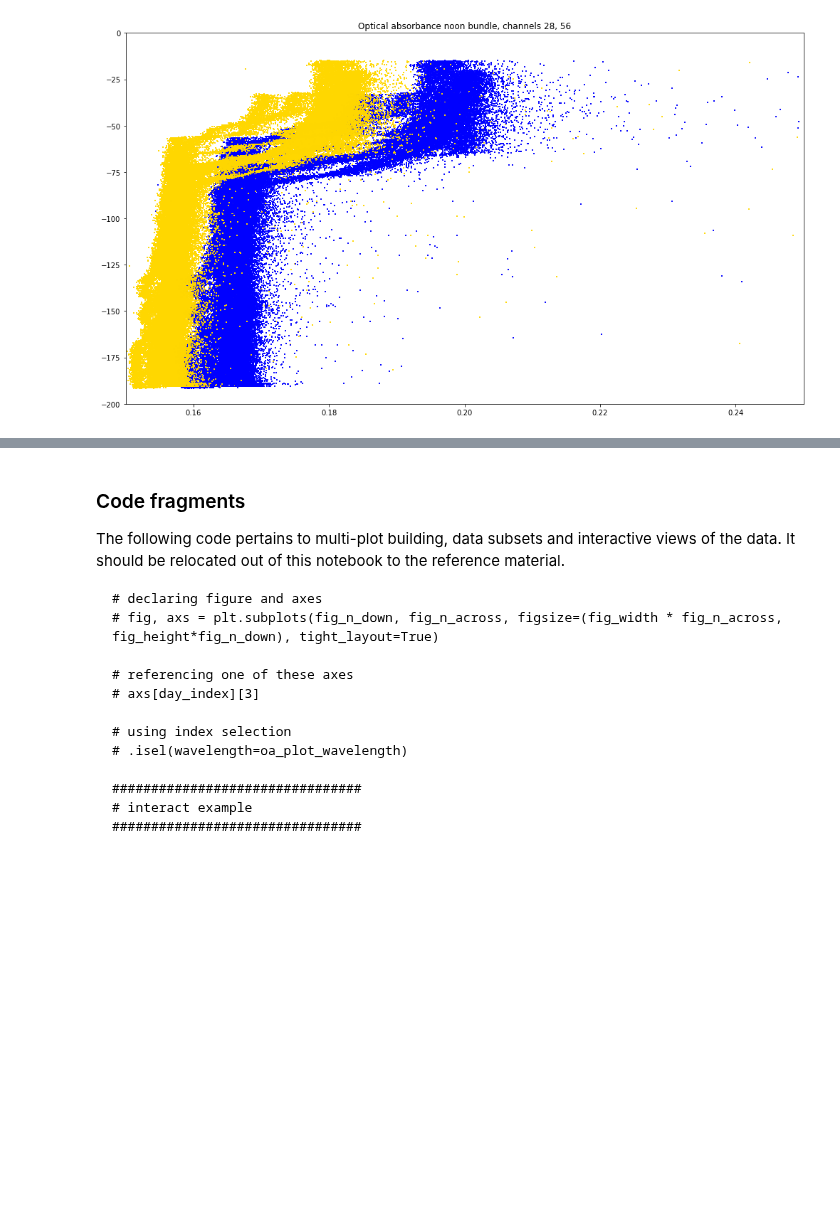
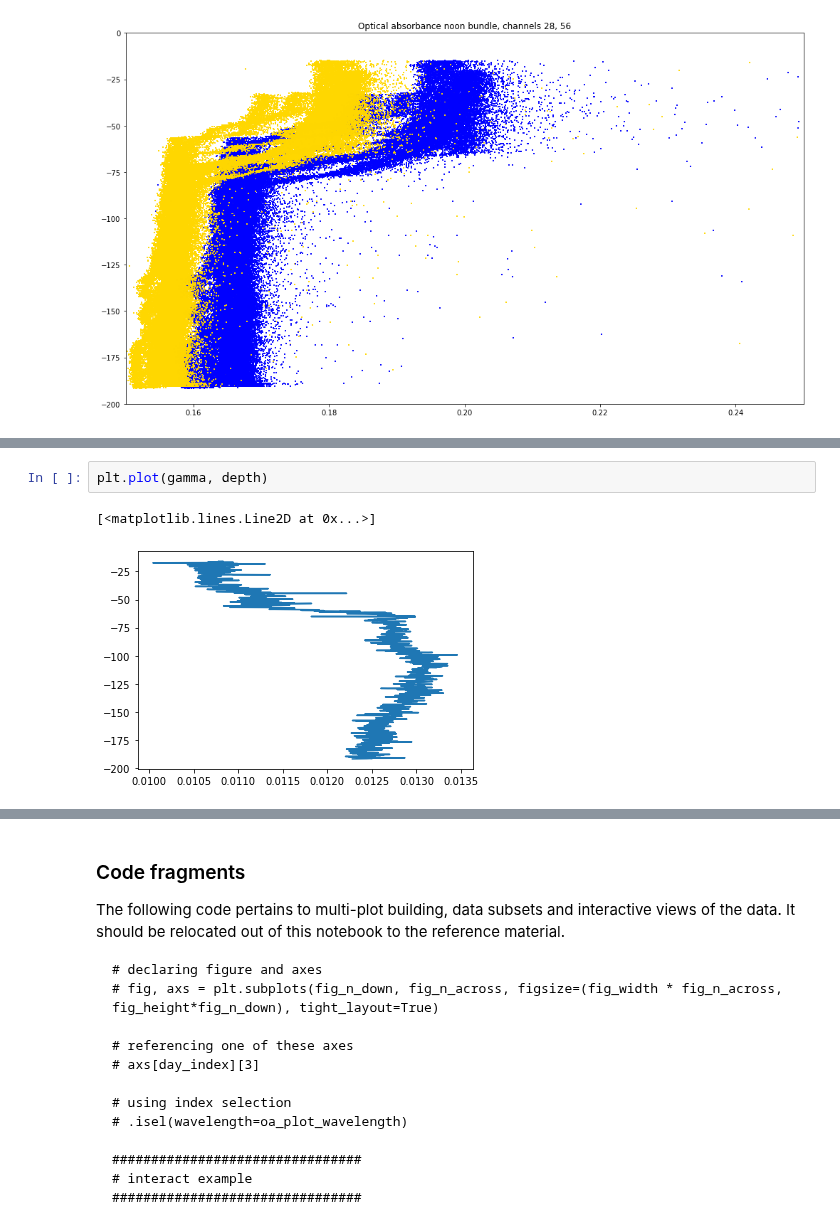
Before and after one commit to robfatland/ocean, a Jupyter notebook: Notebooks/Ocean 01 C Spectrophotometer.ipynb, the cells around one changed output, grey strips where cells are left out. Saved outputs shown, nothing was run; the diff lists cells and outputs as text; blank space fills up the shorter version.

```diff
--- a/Notebooks/Ocean 01 C Spectrophotometer.ipynb
+++ b/Notebooks/Ocean 01 C Spectrophotometer.ipynb
@@ -235,0 +554,5 @@ plt.show()
+# %%
+plt.plot(gamma, depth)
+# %% [output]
+[<matplotlib.lines.Line2D at 0x...>]
+[figure, added]
```
Also changed, not shown: parts of 43 cells of this notebook, 2 other files.
